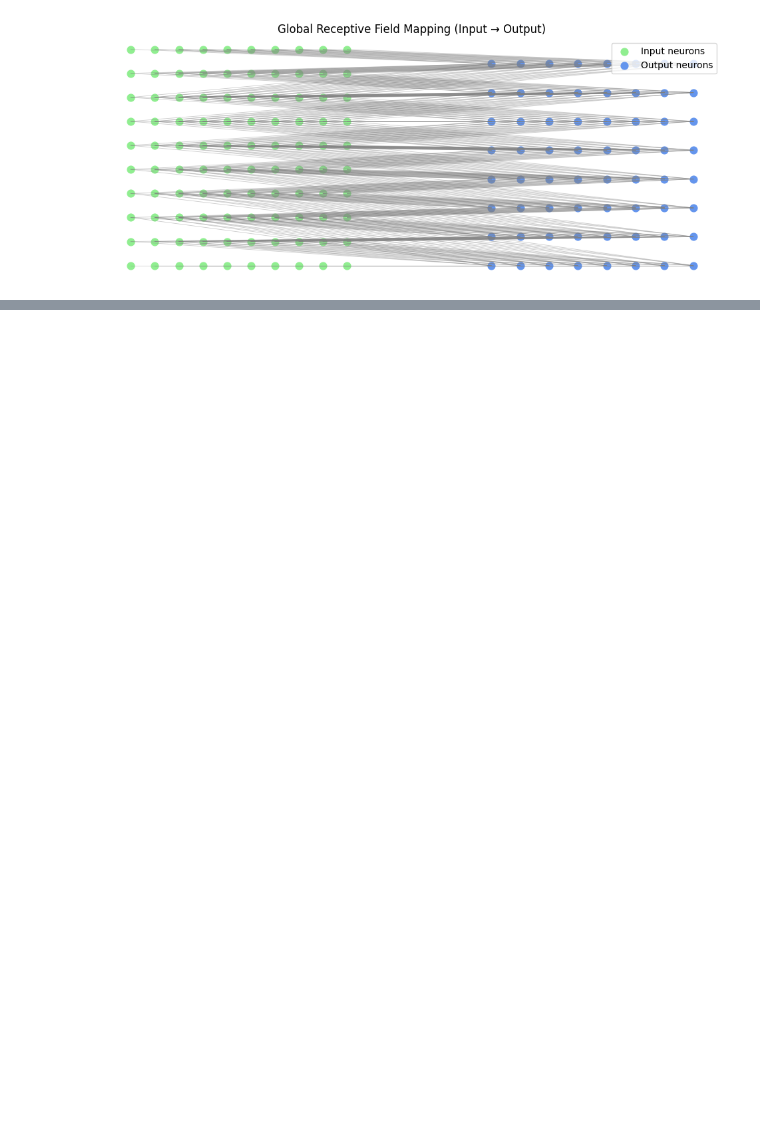
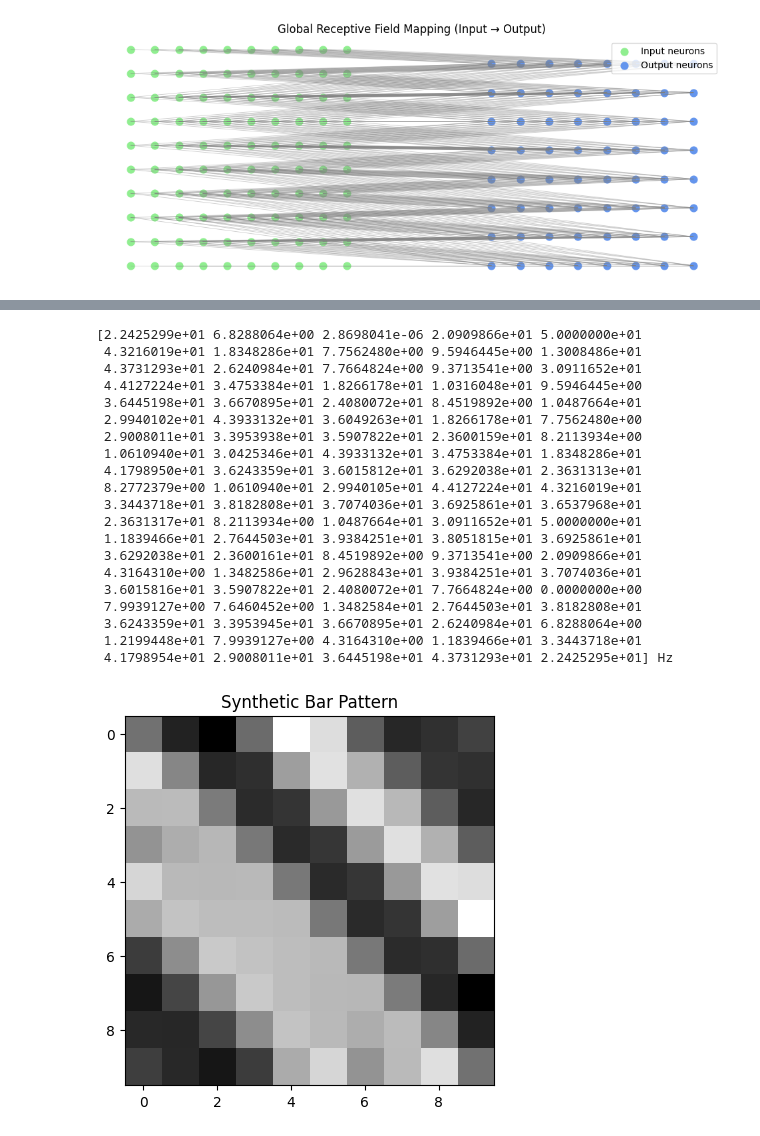
Before and after one commit to DumoulinVincent/epilepsy, a Jupyter notebook: try_RF.ipynb, the cells around one changed output, grey strips where cells are left out. Cells and saved outputs as stored; diff of their text form; code cells hidden in the pictures; blank space fills up the shorter version.

Commit message:
add mex hat filter

```diff
--- a/try_RF.ipynb
+++ b/try_RF.ipynb
@@ -671,0 +999,29 @@ plt.show()
+# %%
+filtered = mexican_hat(img)
+rate_vector = convert_to_rates(filtered, max_rate=50*Hz)
+print(rate_vector)
+plt.imshow(filtered, cmap='gray')
+plt.title("Synthetic Bar Pattern")
+plt.show()
+# %% [output]
+[2.2425299e+01 6.8288064e+00 2.8698041e-06 2.0909866e+01 5.0000000e+01
+ 4.3216019e+01 1.8348286e+01 7.7562480e+00 9.5946445e+00 1.3008486e+01
+ 4.3731293e+01 2.6240984e+01 7.7664824e+00 9.3713541e+00 3.0911652e+01
+ 4.4127224e+01 3.4753384e+01 1.8266178e+01 1.0316048e+01 9.5946445e+00
+ 3.6445198e+01 3.6670895e+01 2.4080072e+01 8.4519892e+00 1.0487664e+01
+ 2.9940102e+01 4.3933132e+01 3.6049263e+01 1.8266178e+01 7.7562480e+00
+ 2.9008011e+01 3.3953938e+01 3.5907822e+01 2.3600159e+01 8.2113934e+00
+ 1.0610940e+01 3.0425346e+01 4.3933132e+01 3.4753384e+01 1.8348286e+01
+ 4.1798950e+01 3.6243359e+01 3.6015812e+01 3.6292038e+01 2.3631313e+01
+ 8.2772379e+00 1.0610940e+01 2.9940105e+01 4.4127224e+01 4.3216019e+01
+ 3.3443718e+01 3.8182808e+01 3.7074036e+01 3.6925861e+01 3.6537968e+01
+ 2.3631317e+01 8.2113934e+00 1.0487664e+01 3.0911652e+01 5.0000000e+01
+ 1.1839466e+01 2.7644503e+01 3.9384251e+01 3.8051815e+01 3.6925861e+01
+ 3.6292038e+01 2.3600161e+01 8.4519892e+00 9.3713541e+00 2.0909866e+01
+ 4.3164310e+00 1.3482586e+01 2.9628843e+01 3.9384251e+01 3.7074036e+01
+ 3.6015816e+01 3.5907822e+01 2.4080072e+01 7.7664824e+00 0.0000000e+00
+ 7.9939127e+00 7.6460452e+00 1.3482584e+01 2.7644503e+01 3.8182808e+01
+ 3.6243359e+01 3.3953945e+01 3.6670895e+01 2.6240984e+01 6.8288064e+00
+ 1.2199448e+01 7.9939127e+00 4.3164310e+00 1.1839466e+01 3.3443718e+01
+ 4.1798954e+01 2.9008011e+01 3.6445198e+01 4.3731293e+01 2.2425295e+01] Hz
+[figure, added]
```
Also changed, not shown: parts of 9 cells of this notebook.
